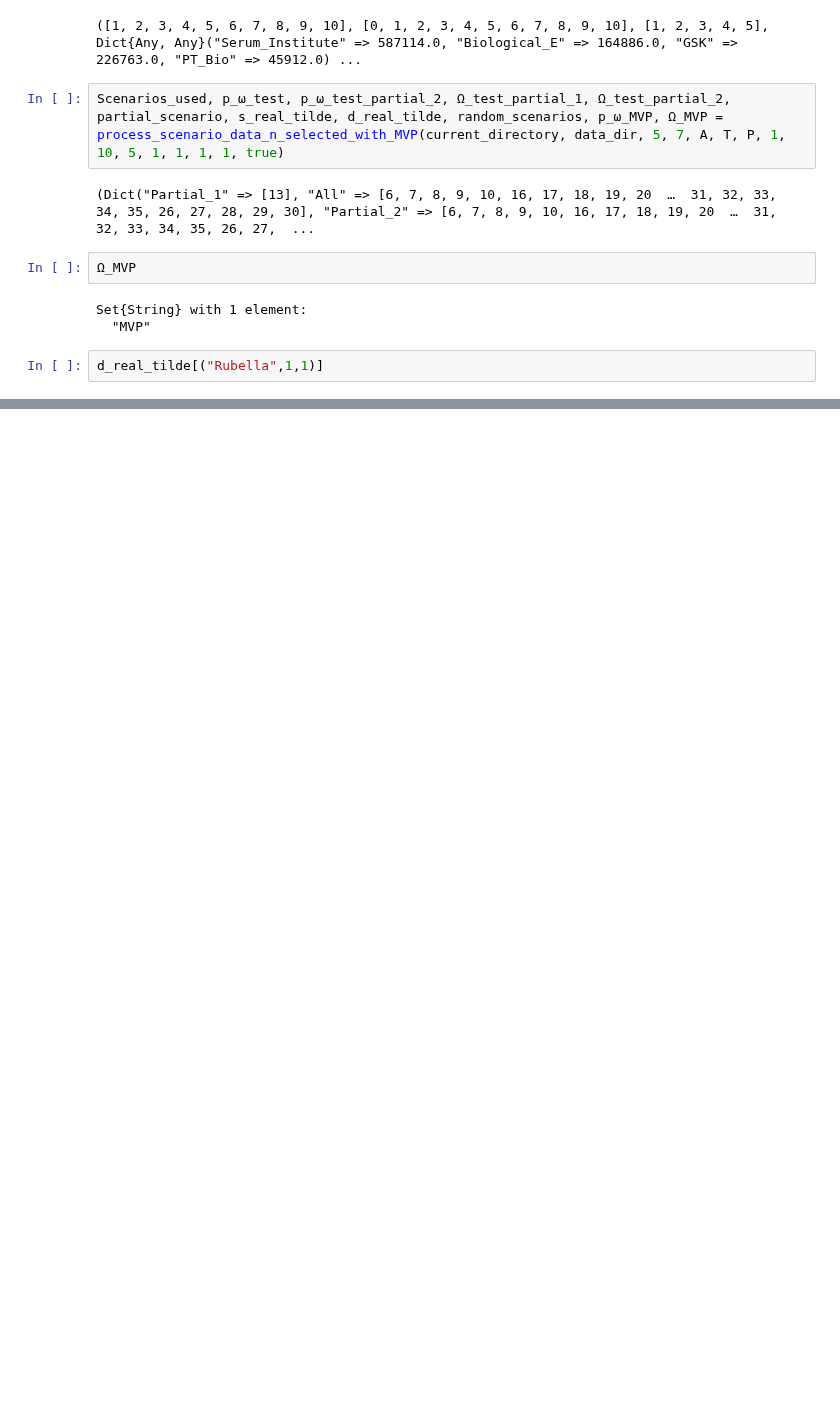
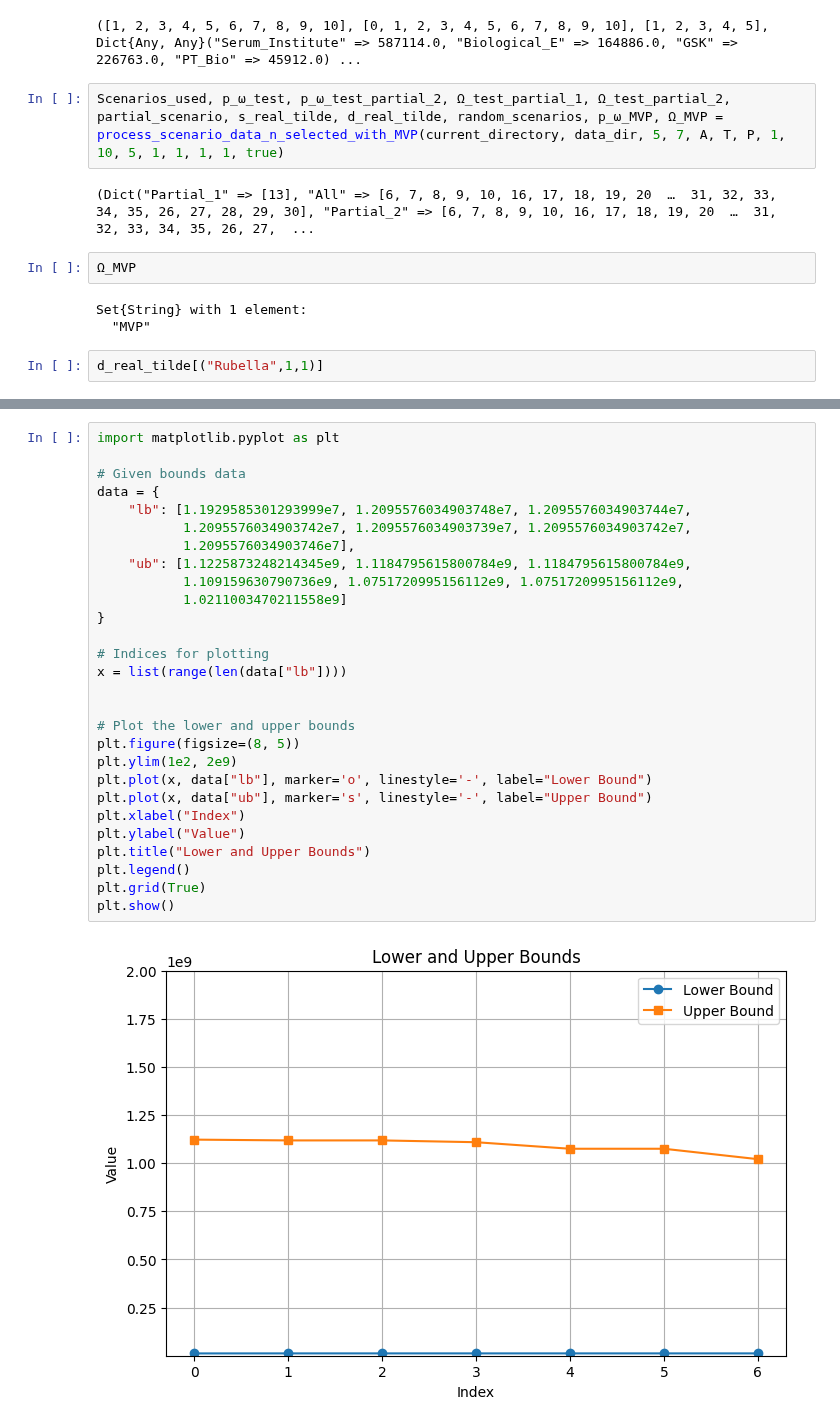
Before and after one commit to nuhorchak/Vaccine_Tender, a Jupyter notebook: L-shaped/Final_codes/test_NB.ipynb, the cells around one changed output, grey strips where cells are left out. Drawn from its saved outputs; the diff is of its cells as text; blank space fills up the shorter version.

```diff
--- a/L-shaped/Final_codes/test_NB.ipynb
+++ b/L-shaped/Final_codes/test_NB.ipynb
@@ -297,0 +90,30 @@ plt.show()
+# %%
+import matplotlib.pyplot as plt
+
+# Given bounds data
+data = {
+    "lb": [1.1929585301293999e7, 1.2095576034903748e7, 1.2095576034903744e7,
+           1.2095576034903742e7, 1.2095576034903739e7, 1.2095576034903742e7,
+           1.2095576034903746e7],
+    "ub": [1.1225873248214345e9, 1.1184795615800784e9, 1.1184795615800784e9,
+           1.109159630790736e9, 1.0751720995156112e9, 1.0751720995156112e9,
+           1.0211003470211558e9]
+}
+
+# Indices for plotting
+x = list(range(len(data["lb"])))
+
+
+# Plot the lower and upper bounds
+plt.figure(figsize=(8, 5))
+plt.ylim(1e2, 2e9)
+plt.plot(x, data["lb"], marker='o', linestyle='-', label="Lower Bound")
+plt.plot(x, data["ub"], marker='s', linestyle='-', label="Upper Bound")
+plt.xlabel("Index")
+plt.ylabel("Value")
+plt.title("Lower and Upper Bounds")
+plt.legend()
+plt.grid(True)
+plt.show()
+# %% [output]
+[figure, added]
```
Also changed, not shown: parts of 5 cells of this notebook, 16 other files.
